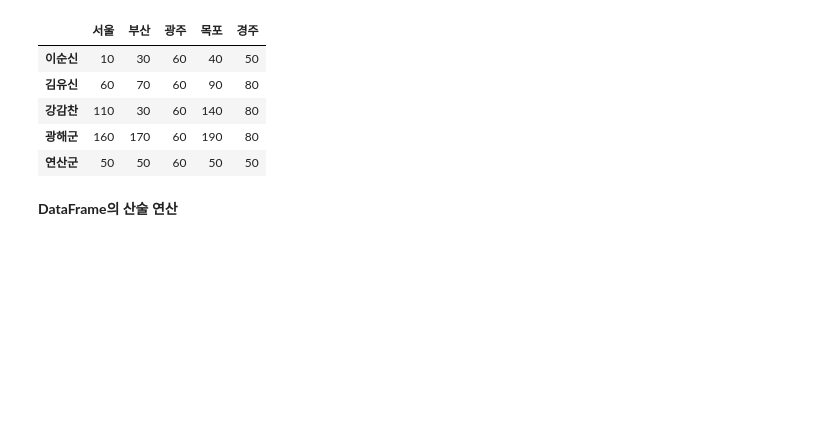
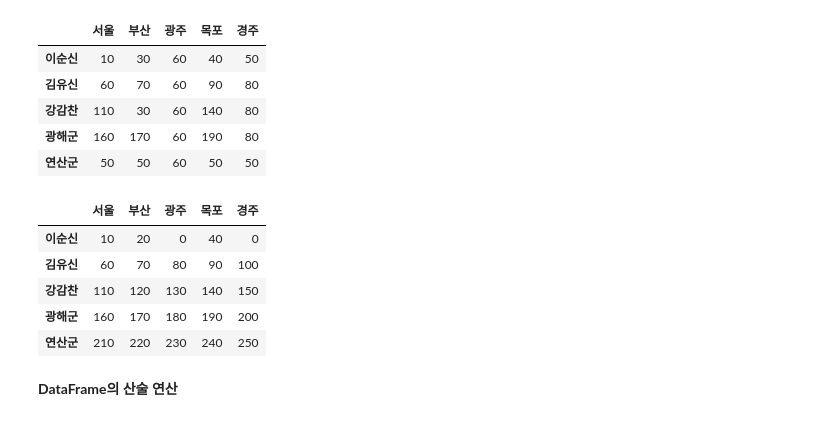
Before and after one commit to LIBY70/Data-Analysis, a Jupyter notebook: ida_week3_ipynb.ipynb, the cells around one changed output. Cells and saved outputs as stored; diff of their text form; code cells hidden in the pictures; blank space fills up the shorter version.

```diff
--- a/ida_week3_ipynb.ipynb
+++ b/ida_week3_ipynb.ipynb
@@ -846,6 +846,16 @@ myframe
 | 연산군 | 50 | 50 | 60 | 50 | 50 |
 # %%
 # TODO: '경주' 값이 60 이하인 사람들의 '경주'와 '광주' 값을 모두 0으로 변경
+# %%
+myframe.loc[myframe['경주'] <= 60, ['경주', '광주']] = 0
+myframe
+# %% [output]
+|  | 서울 | 부산 | 광주 | 목포 | 경주 |
+| 이순신 | 10 | 20 | 0 | 40 | 0 |
+| 김유신 | 60 | 70 | 80 | 90 | 100 |
+| 강감찬 | 110 | 120 | 130 | 140 | 150 |
+| 광해군 | 160 | 170 | 180 | 190 | 200 |
+| 연산군 | 210 | 220 | 230 | 240 | 250 |
 # %% [markdown]
 **DataFrame의 산술 연산**
 # %%
```
